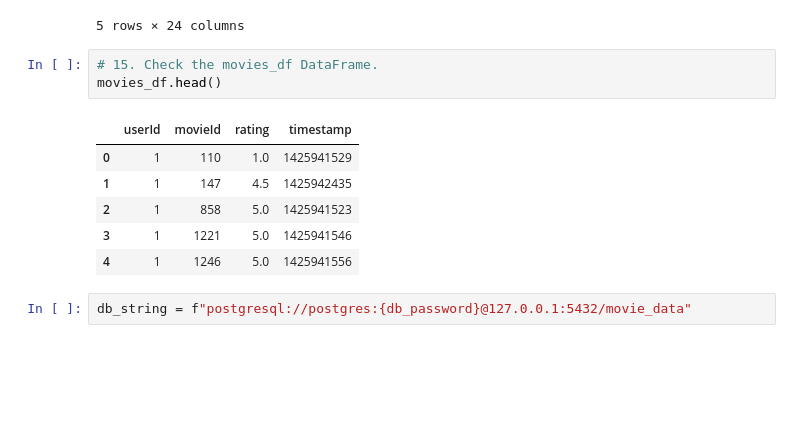
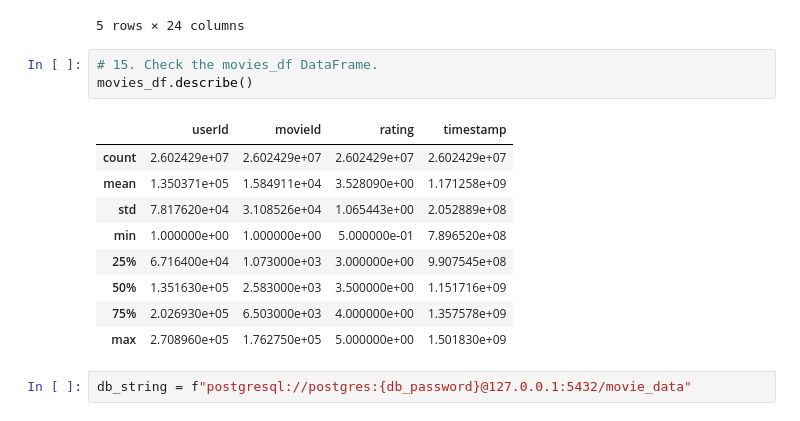
Before and after one commit to jilias/Movies-ETL, a Jupyter notebook: ETL_create_database.ipynb, the cells around one changed output. Drawn from its saved outputs; the diff is of its cells as text; blank space fills up the shorter version.

```diff
--- a/ETL_create_database.ipynb
+++ b/ETL_create_database.ipynb
@@ -288,14 +291,17 @@ movies_with_ratings_df.head()
 5 rows × 24 columns
 # %%
 # 15. Check the movies_df DataFrame.
-movies_df.head()
+movies_df.describe()
 # %% [output]
 |  | userId | movieId | rating | timestamp |
-| 0 | 1 | 110 | 1.0 | 1425941529 |
-| 1 | 1 | 147 | 4.5 | 1425942435 |
-| 2 | 1 | 858 | 5.0 | 1425941523 |
-| 3 | 1 | 1221 | 5.0 | 1425941546 |
-| 4 | 1 | 1246 | 5.0 | 1425941556 |
+| count | 2.602429e+07 | 2.602429e+07 | 2.602429e+07 | 2.602429e+07 |
+| mean | 1.350371e+05 | 1.584911e+04 | 3.528090e+00 | 1.171258e+09 |
+| std | 7.817620e+04 | 3.108526e+04 | 1.065443e+00 | 2.052889e+08 |
+| min | 1.000000e+00 | 1.000000e+00 | 5.000000e-01 | 7.896520e+08 |
+| 25% | 6.716400e+04 | 1.073000e+03 | 3.000000e+00 | 9.907545e+08 |
+| 50% | 1.351630e+05 | 2.583000e+03 | 3.500000e+00 | 1.151716e+09 |
+| 75% | 2.026930e+05 | 6.503000e+03 | 4.000000e+00 | 1.357578e+09 |
+| max | 2.708960e+05 | 1.762750e+05 | 5.000000e+00 | 1.501830e+09 |
 # %%
 db_string = f"postgresql://postgres:{db_password}@127.0.0.1:5432/movie_data"
 # %%
```
Also changed, not shown: parts of 1 cell of this notebook.
